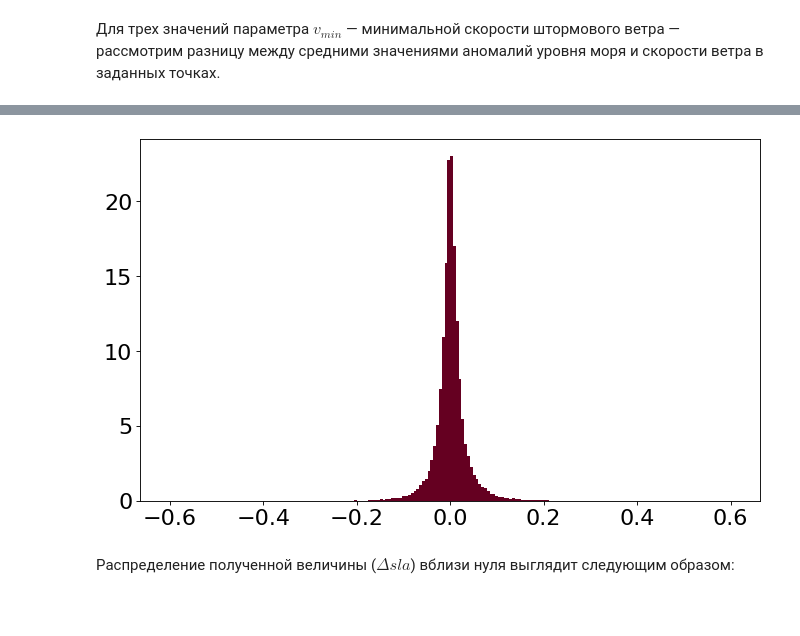
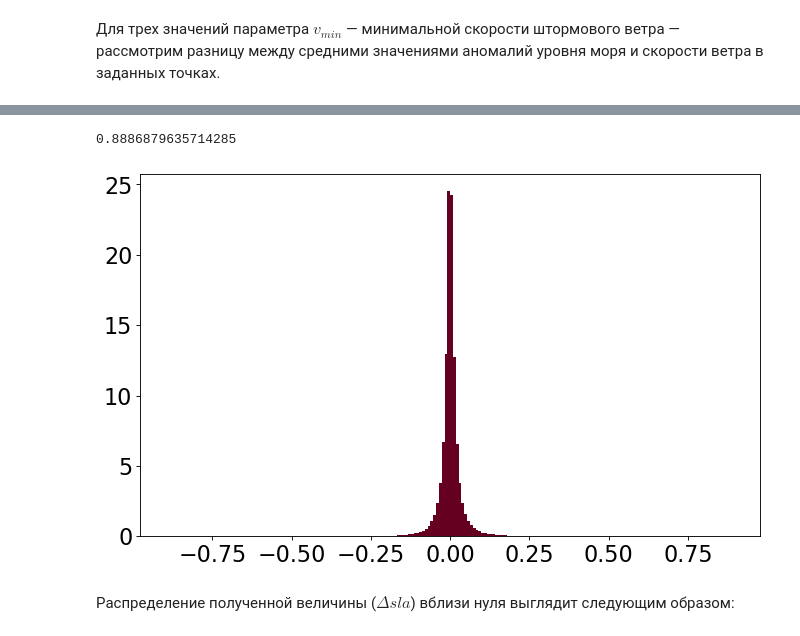
Before and after one commit to ebsamorodova/SlaAndWindProject, a Jupyter notebook: GetSubsetsProbabilityDifference.ipynb, the cells around one changed output, grey strips where cells are left out. Saved outputs shown, nothing was run; the diff lists cells and outputs as text; code cells hidden in the pictures; blank space fills up the shorter version.

```diff
--- a/GetSubsetsProbabilityDifference.ipynb
+++ b/GetSubsetsProbabilityDifference.ipynb
@@ -5,6 +5,8 @@ import random
 import matplotlib.pyplot as plt
 
 SUBSET_LEN = 11
+SHIFT_RECORDS = 16 # 0 или конец выборки + 6
+storm_wind_speed = 10 # [10 / 1.5, 10, 10 * 1.5]
 DPI = 80
 FIGSIZE, FIGSIZE_LONG = (10, 6), (12, 6)
 plt.rc('xtick', labelsize=20)
@@ -20,8 +22,8 @@ dates = wind_df.columns
 # %% [markdown]
 Для трех значений параметра $v_{min}$ — минимальной скорости штормового ветра — рассмотрим разницу между средними значениями аномалий уровня моря и скорости ветра в заданных точках.
 # %%
-storm_wind_speed = 15 # [10 / 1.5, 10, 10 * 1.5]
 storms = []
+storms_file = open("storms_{}.txt".format(storm_wind_speed), "w")
 for i in range(len(coordinates)):
     index = coordinates[i]
 
@@ -37,7 +39,10 @@ for i in range(len(coordinates)):
                     count_calm += (wind_df.iloc[i, j + shift] < storm_wind_speed)
 
             if count_storm >= 4 and count_calm >= 4 and count_storm + count_calm == SUBSET_LEN:
+                cur_row = [count_storm, count_calm, i, j]
+                print(" ".join(map(str, cur_row)), file=storms_file)
                 storms.append([count_storm, count_calm, i, j]) # начало шторма
             j += SUBSET_LEN
+storms_file.close()
 print(len(storms))
 # %% [output]
@@ -89,9 +103,12 @@ source_subsets_df
 # %%
 fig = plt.figure(dpi=DPI, figsize=FIGSIZE)
 abs_max = abs(sla_diff).max()
-(y, bins, batches) = plt.hist(sla_diff, bins=200, density=True, range=(-abs_max, abs_max), color="xkcd:maroon")
+print(abs_max)
+n_bins = 200
+(y, bins, _) = plt.hist(sla_diff, bins=n_bins, density=True, range=(-abs_max, abs_max), color="xkcd:maroon")
 x = np.array([(bins[i + 1] + bins[i]) / 2 for i in range(len(bins) - 1)])
 # %% [output]
+0.8886879635714285
-[figure, old version]
+[figure, new version]
 # %% [markdown]
 Распределение полученной величины ($\Delta sla$) вблизи нуля выглядит следующим образом:
```
Also changed, not shown: parts of 41 cells of this notebook, 1 other file.
